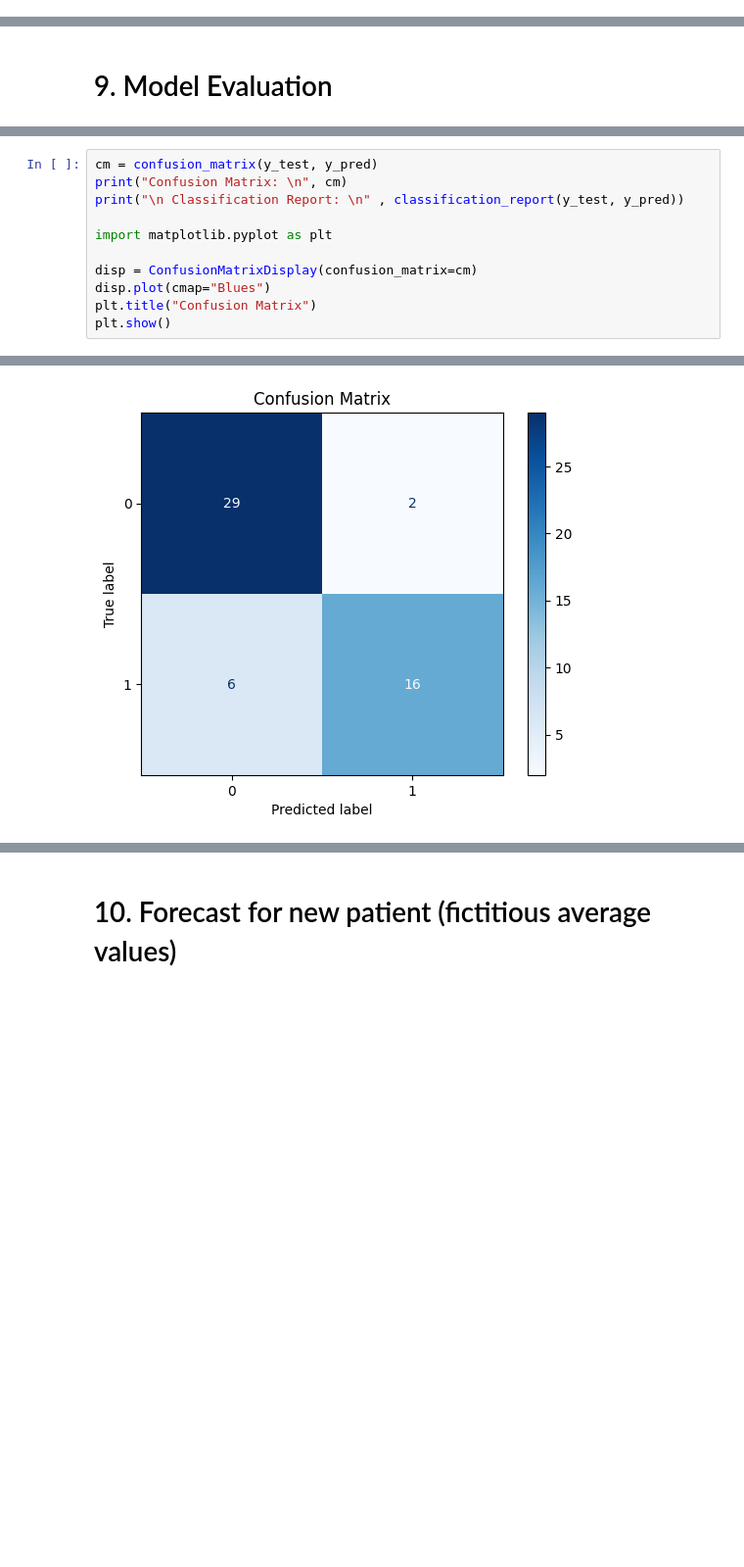
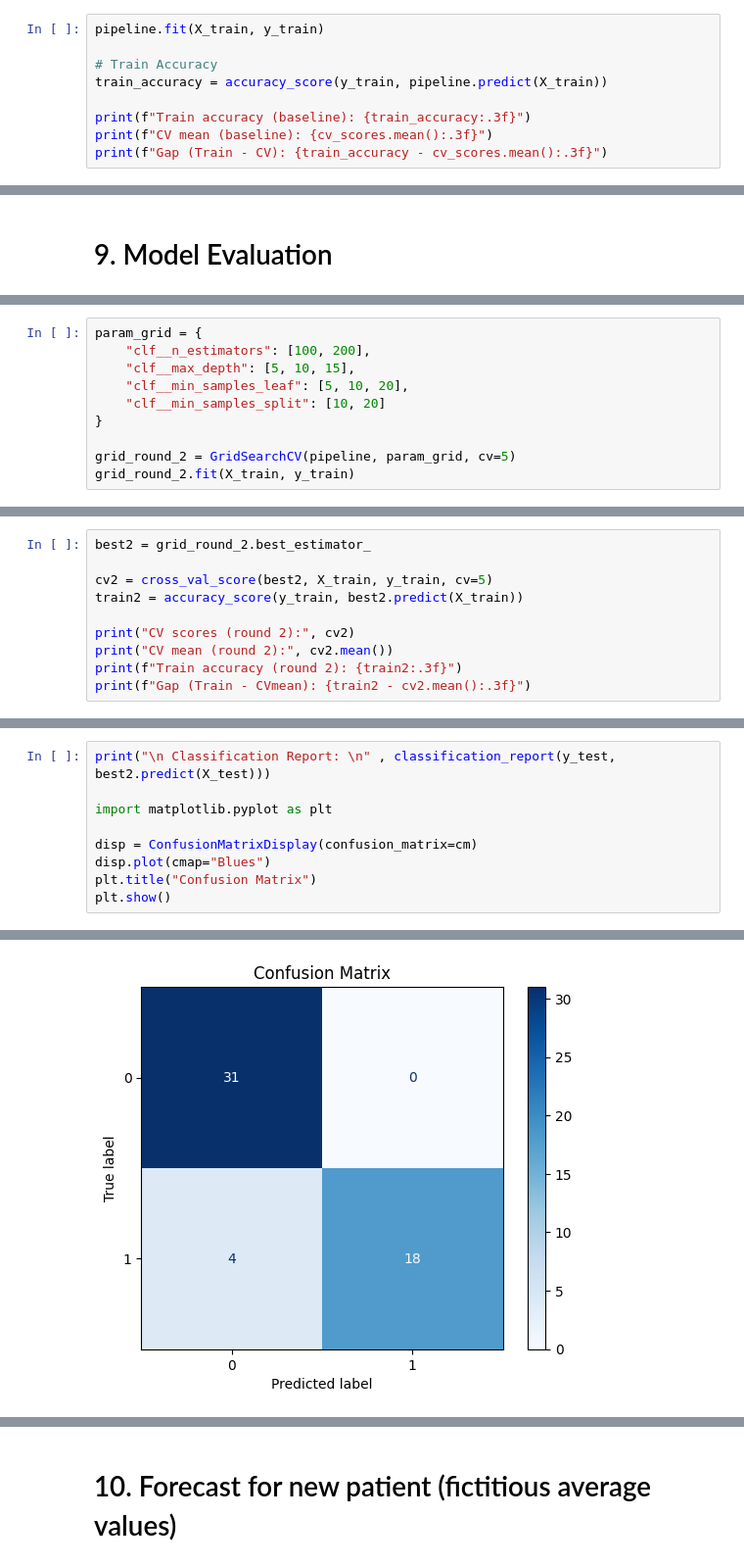
Before and after one commit to rosasampaio/data_science_prediction_pacient, a Jupyter notebook: final-test/02-random-forest-pipeline-v1.ipynb, the cells around one changed output, grey strips where cells are left out. Shown at 98% size. Saved outputs shown, nothing was run; the diff lists cells and outputs as text; blank space fills up the shorter version.

```diff
--- a/final-test/02-random-forest-pipeline-v1.ipynb
+++ b/final-test/02-random-forest-pipeline-v1.ipynb
@@ -194,0 +224,9 @@ This means:
+# %%
+pipeline.fit(X_train, y_train)
+
+# Train Accuracy
+train_accuracy = accuracy_score(y_train, pipeline.predict(X_train))
+
+print(f"Train accuracy (baseline): {train_accuracy:.3f}")
+print(f"CV mean (baseline): {cv_scores.mean():.3f}")
+print(f"Gap (Train - CV): {train_accuracy - cv_scores.mean():.3f}")
@@ -240,0 +397,10 @@ Train accuracy: 1.000
+# %%
+param_grid = {
+    "clf__n_estimators": [100, 200],
+    "clf__max_depth": [5, 10, 15],
+    "clf__min_samples_leaf": [5, 10, 20],
+    "clf__min_samples_split": [10, 20]
+}
+
+grid_round_2 = GridSearchCV(pipeline, param_grid, cv=5)
+grid_round_2.fit(X_train, y_train)
@@ -240,0 +432,10 @@ Train accuracy: 1.000
+# %%
+best2 = grid_round_2.best_estimator_
+
+cv2 = cross_val_score(best2, X_train, y_train, cv=5)
+train2 = accuracy_score(y_train, best2.predict(X_train))
+
+print("CV scores (round 2):", cv2)
+print("CV mean (round 2):", cv2.mean())
+print(f"Train accuracy (round 2): {train2:.3f}")
+print(f"Gap (Train - CVmean): {train2 - cv2.mean():.3f}")
@@ -241,7 +708,5 @@ Train accuracy: 1.000
 # %%
-cm = confusion_matrix(y_test, y_pred)
-print("Confusion Matrix: \n", cm)
-print("\n Classification Report: \n" , classification_report(y_test, y_pred))
+print("\n Classification Report: \n" , classification_report(y_test,  best2.predict(X_test)))
 
 import matplotlib.pyplot as plt
 
@@ -266 +727 @@ weighted avg       0.85      0.85      0.85        53
-[figure, old version]
+[figure, new version]
```
Also changed, not shown: parts of 42 cells of this notebook.
